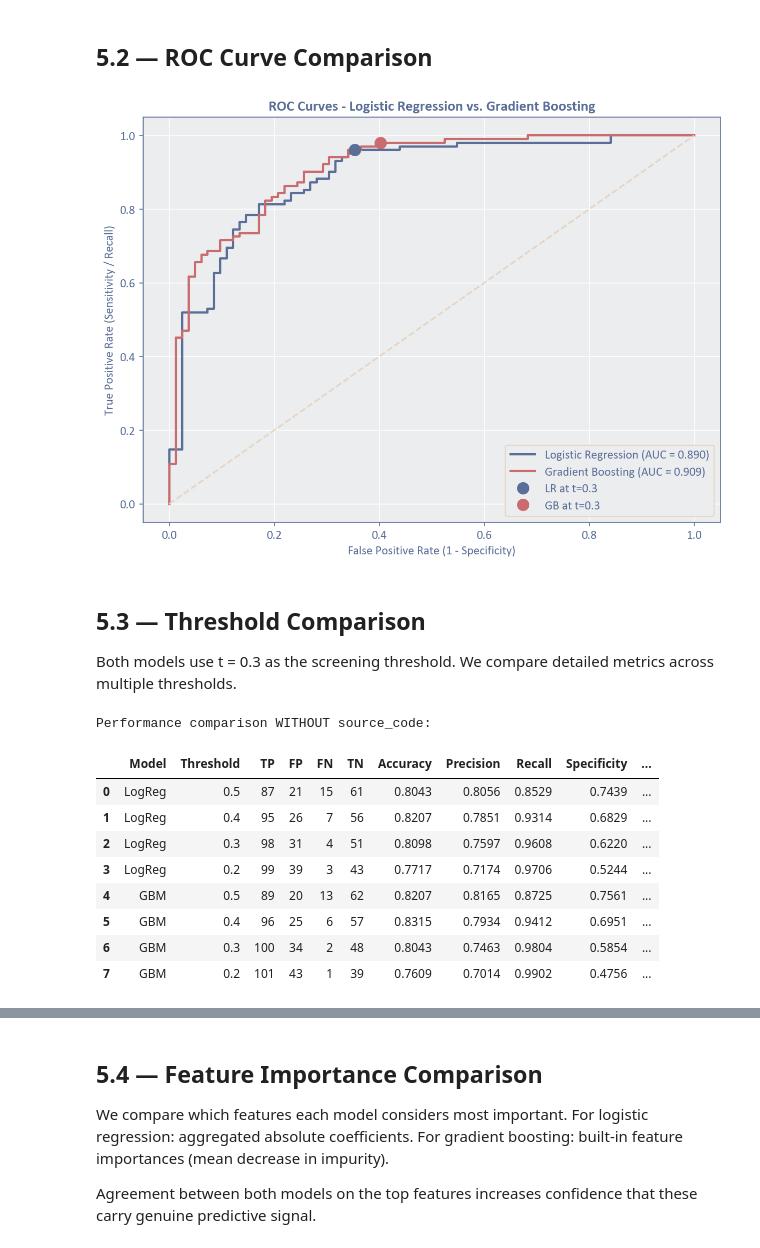
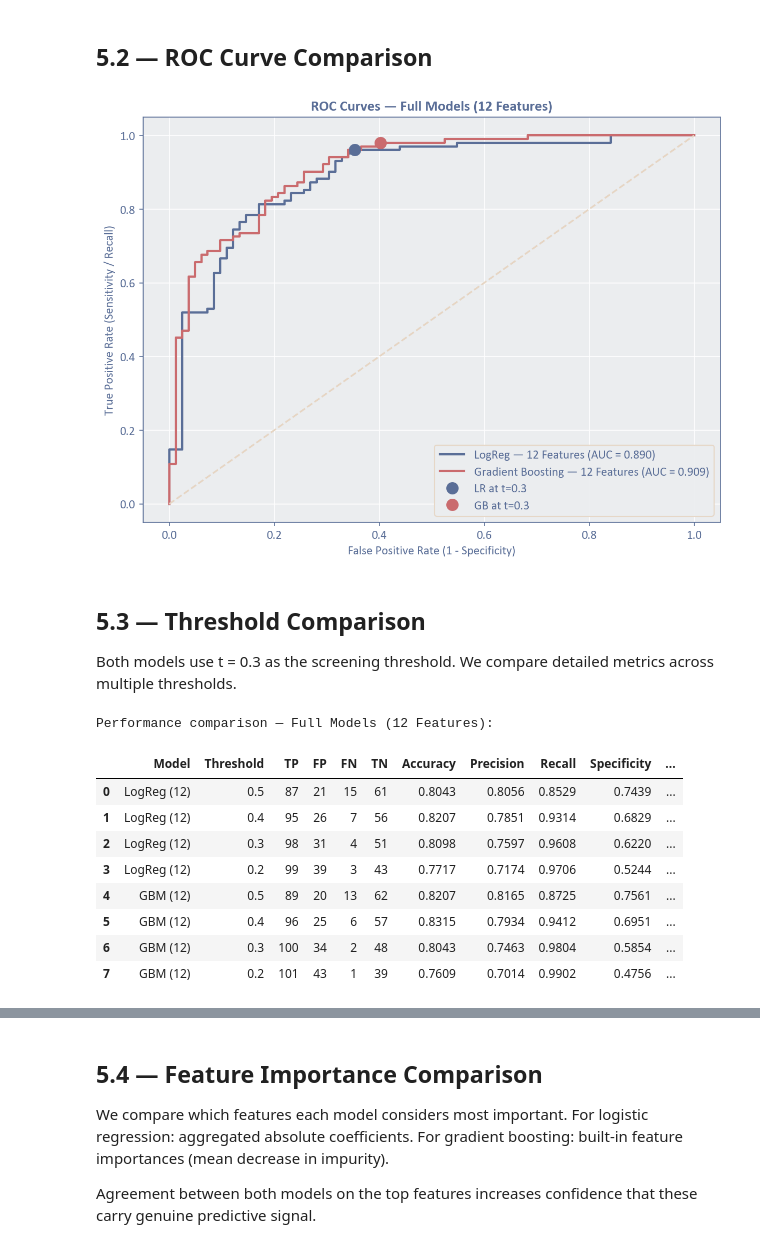
Before and after one commit to hueglij/HEA_heart_disease, a Jupyter notebook: notebooks/05_model_comparison.ipynb, the cells around one changed output, grey strips where cells are left out. Saved outputs shown, nothing was run; the diff lists cells and outputs as text; code cells hidden in the pictures.

```diff
--- a/notebooks/05_model_comparison.ipynb
+++ b/notebooks/05_model_comparison.ipynb
@@ -126,33 +126,33 @@ Models loaded successfully.
 # %%
 # ROC curves side by side
 fpr_lr, tpr_lr, thresh_lr = roc_curve(y_test, y_prob_lr)
 fpr_gb, tpr_gb, thresh_gb = roc_curve(y_test, y_prob_gb)
 auc_lr = auc(fpr_lr, tpr_lr)
 auc_gb = auc(fpr_gb, tpr_gb)
 
 fig, ax = plt.subplots(figsize=(8, 6))
-ax.plot(fpr_lr, tpr_lr, color=CLR_BLUE, lw=2, label=f"Logistic Regression (AUC = {auc_lr:.3f})")
-ax.plot(fpr_gb, tpr_gb, color=CLR_RED, lw=2, label=f"Gradient Boosting (AUC = {auc_gb:.3f})")
+ax.plot(fpr_lr, tpr_lr, color=CLR_BLUE, lw=2, label=f"LogReg \u2014 12 Features (AUC = {auc_lr:.3f})")
+ax.plot(fpr_gb, tpr_gb, color=CLR_RED, lw=2, label=f"Gradient Boosting \u2014 12 Features (AUC = {auc_gb:.3f})")
 ax.plot([0, 1], [0, 1], color=CLR_BEIGE, ls="--", lw=1.5)
 
 # Mark threshold 0.3 on both curves
 for fpr_arr, tpr_arr, thresh_arr, color, name in [
     (fpr_lr, tpr_lr, thresh_lr, CLR_BLUE, "LR"),
     (fpr_gb, tpr_gb, thresh_gb, CLR_RED, "GB"),
 ]:
     idx = np.argmin(np.abs(thresh_arr - 0.3))
     ax.plot(fpr_arr[idx], tpr_arr[idx], "o", color=color, markersize=10,
             label=f"{name} at t=0.3")
 
 ax.set_xlabel("False Positive Rate (1 - Specificity)")
 ax.set_ylabel("True Positive Rate (Sensitivity / Recall)")
-ax.set_title("ROC Curves - Logistic Regression vs. Gradient Boosting")
+ax.set_title("ROC Curves \u2014 Full Models (12 Features)")
 ax.legend(loc="lower right")
 fig.savefig(f"{FIGURES}/comparison_roc_curves.png", dpi=150, bbox_inches="tight")
 plt.tight_layout()
 plt.show()
 # %% [output]
-[figure, old version]
+[figure, new version]
 # %% [markdown]
 ## 5.3 — Threshold Comparison
 
@@ -162,7 +162,7 @@ Both models use t = 0.3 as the screening threshold. We compare detailed metrics
 candidate_thresholds = [0.5, 0.4, 0.3, 0.2]
 rows = []
 
-for name, y_prob in [("LogReg", y_prob_lr), ("GBM", y_prob_gb)]:
+for name, y_prob in [("LogReg (12)", y_prob_lr), ("GBM (12)", y_prob_gb)]:
     for thresh in candidate_thresholds:
         y_pred_t = (y_prob >= thresh).astype(int)
         cm = confusion_matrix(y_test, y_pred_t)
@@ -181,19 +181,19 @@ for name, y_prob in [("LogReg", y_prob_lr), ("GBM", y_prob_gb)]:
 comparison_df = pd.DataFrame(rows)
 comparison_df.to_csv(f"{TABLES}/comparison_threshold_metrics.csv", index=False)
 
-print("Performance comparison WITHOUT source_code:\n")
+print("Performance comparison \u2014 Full Models (12 Features):\n")
 comparison_df.round(4)
 # %% [output]
-Performance comparison WITHOUT source_code:
+Performance comparison — Full Models (12 Features):
 |  | Model | Threshold | TP | FP | FN | TN | Accuracy | Precision | Recall | Specificity | ... |
-| 0 | LogReg | 0.5 | 87 | 21 | 15 | 61 | 0.8043 | 0.8056 | 0.8529 | 0.7439 | ... |
-| 1 | LogReg | 0.4 | 95 | 26 | 7 | 56 | 0.8207 | 0.7851 | 0.9314 | 0.6829 | ... |
-| 2 | LogReg | 0.3 | 98 | 31 | 4 | 51 | 0.8098 | 0.7597 | 0.9608 | 0.6220 | ... |
-| 3 | LogReg | 0.2 | 99 | 39 | 3 | 43 | 0.7717 | 0.7174 | 0.9706 | 0.5244 | ... |
-| 4 | GBM | 0.5 | 89 | 20 | 13 | 62 | 0.8207 | 0.8165 | 0.8725 | 0.7561 | ... |
-| 5 | GBM | 0.4 | 96 | 25 | 6 | 57 | 0.8315 | 0.7934 | 0.9412 | 0.6951 | ... |
-| 6 | GBM | 0.3 | 100 | 34 | 2 | 48 | 0.8043 | 0.7463 | 0.9804 | 0.5854 | ... |
-| 7 | GBM | 0.2 | 101 | 43 | 1 | 39 | 0.7609 | 0.7014 | 0.9902 | 0.4756 | ... |
+| 0 | LogReg (12) | 0.5 | 87 | 21 | 15 | 61 | 0.8043 | 0.8056 | 0.8529 | 0.7439 | ... |
+| 1 | LogReg (12) | 0.4 | 95 | 26 | 7 | 56 | 0.8207 | 0.7851 | 0.9314 | 0.6829 | ... |
+| 2 | LogReg (12) | 0.3 | 98 | 31 | 4 | 51 | 0.8098 | 0.7597 | 0.9608 | 0.6220 | ... |
+| 3 | LogReg (12) | 0.2 | 99 | 39 | 3 | 43 | 0.7717 | 0.7174 | 0.9706 | 0.5244 | ... |
+| 4 | GBM (12) | 0.5 | 89 | 20 | 13 | 62 | 0.8207 | 0.8165 | 0.8725 | 0.7561 | ... |
+| 5 | GBM (12) | 0.4 | 96 | 25 | 6 | 57 | 0.8315 | 0.7934 | 0.9412 | 0.6951 | ... |
+| 6 | GBM (12) | 0.3 | 100 | 34 | 2 | 48 | 0.8043 | 0.7463 | 0.9804 | 0.5854 | ... |
+| 7 | GBM (12) | 0.2 | 101 | 43 | 1 | 39 | 0.7609 | 0.7014 | 0.9902 | 0.4756 | ... |
 # %%
 # Confusion matrices at t=0.3 side by side
 fig, axes = plt.subplots(2, 1, figsize=(8, 10))
```
Also changed, not shown: parts of 11 cells of this notebook, 17 other files.
